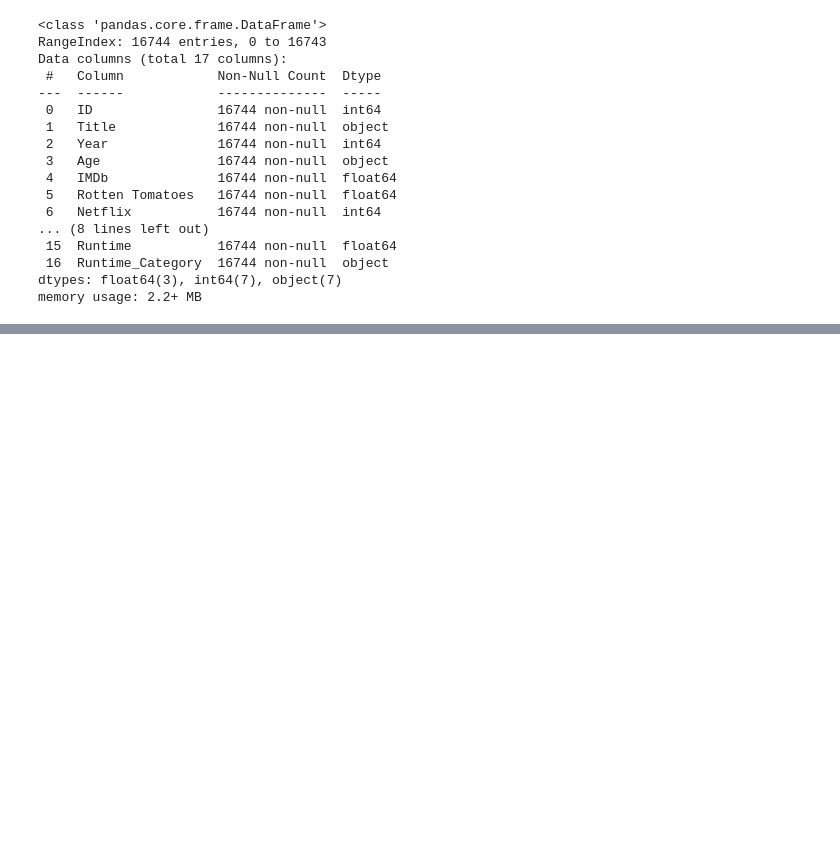
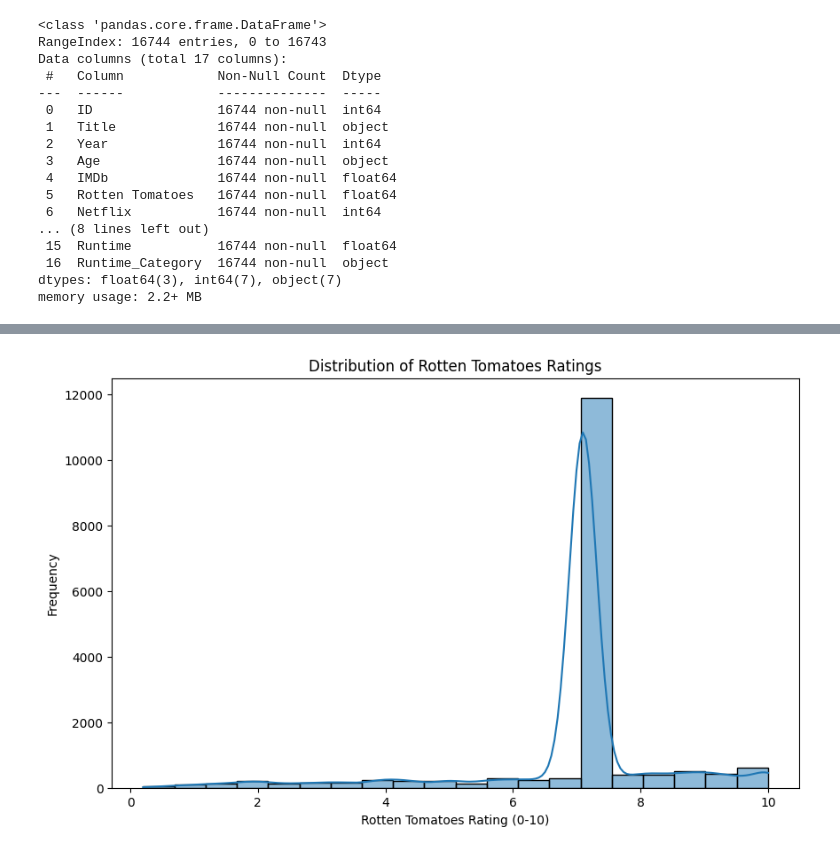
Before and after one commit to Aakashdoraisamy/python-data-science, a Jupyter notebook: Python_Libraries/pandas/movies/movies.ipynb, the cells around one changed output, grey strips where cells are left out. Drawn from its saved outputs; the diff is of its cells as text; code cells hidden in the pictures; blank space fills up the shorter version.

```diff
--- a/Python_Libraries/pandas/movies/movies.ipynb
+++ b/Python_Libraries/pandas/movies/movies.ipynb
@@ -296,0 +322,9 @@ df.to_csv("cleaned_movie_dataset.csv", index=False)
+# %%
+plt.figure(figsize=(10, 6))
+sns.histplot(df['Rotten Tomatoes'], bins=20, kde=True)
+plt.title('Distribution of Rotten Tomatoes Ratings')
+plt.xlabel('Rotten Tomatoes Rating (0-10)')
+plt.ylabel('Frequency')
+plt.show()
+# %% [output]
+[figure, added]
```
Also changed, not shown: parts of 7 cells of this notebook.
